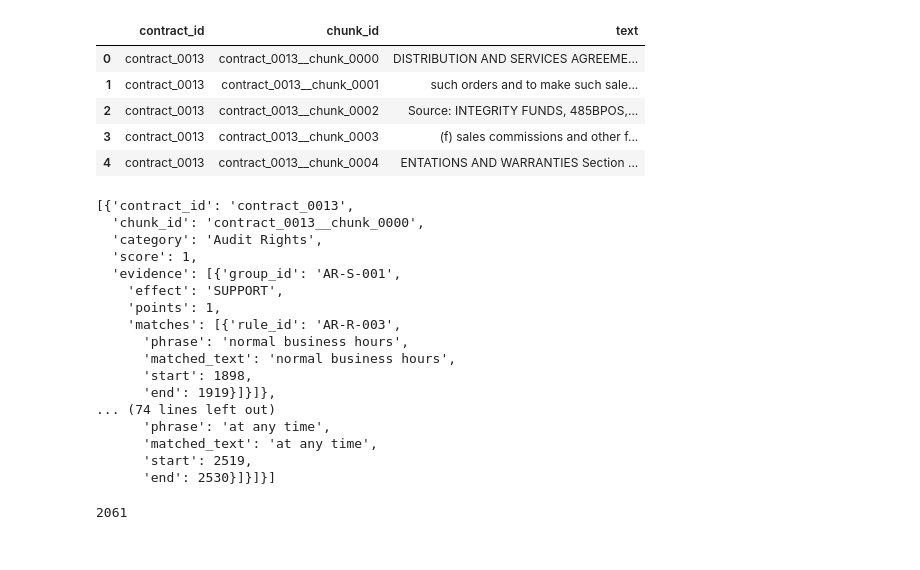
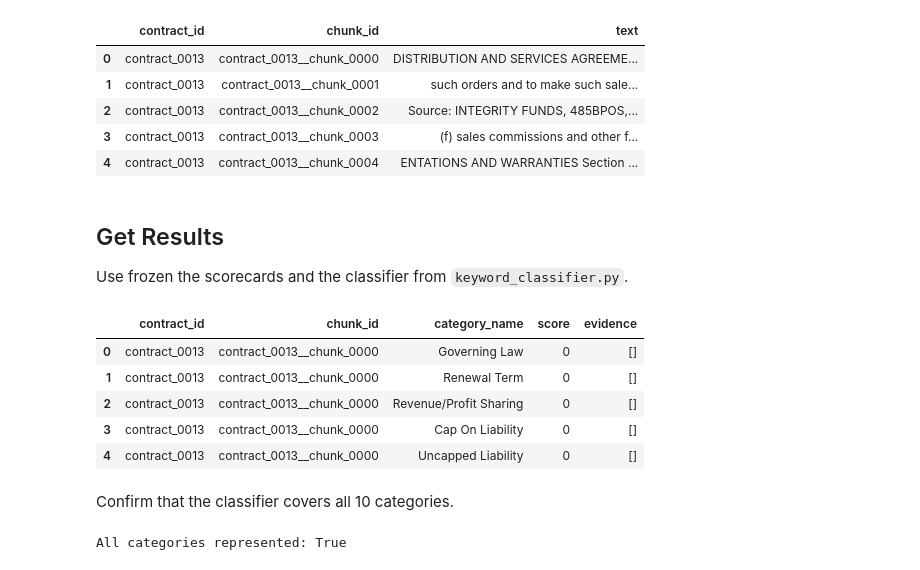
Before and after one commit to Break-Through-Tech/Accenture-1O-contract-review-challenge, a Jupyter notebook: notebooks/task11_keyword_baseline.ipynb, the cells around one changed output. Saved outputs shown, nothing was run; the diff lists cells and outputs as text; code cells hidden in the pictures.

```diff
--- a/notebooks/task11_keyword_baseline.ipynb
+++ b/notebooks/task11_keyword_baseline.ipynb
@@ -1663,41 +1625,31 @@ chunks[["contract_id", "chunk_id", "text"]].head()
 | 2 | contract_0013 | contract_0013__chunk_0002 | Source: INTEGRITY FUNDS, 485BPOS,... |
 | 3 | contract_0013 | contract_0013__chunk_0003 | (f) sales commissions and other f... |
 | 4 | contract_0013 | contract_0013__chunk_0004 | ENTATIONS AND WARRANTIES Section ... |
+# %% [markdown]
+## Get Results
+
+Use frozen the scorecards and the classifier from `keyword_classifier.py`.
 # %%
-results = []
+from keyword_classifier import KeywordClassifier
 
-for _, row in chunks.iterrows():
-    for category, scorecard in frozen_scorecards.items():
-        result = classify(row["text"], scorecard)
+with open("task11_outputs/frozen_scorecards.pkl", "rb") as f:
+    frozen_scorecards = pickle.load(f)
 
-        results.append({
-            "contract_id": row["contract_id"],
-            "chunk_id": row["chunk_id"],
-            "category": category,
-            "score": result["score"],
-            "evidence": result["evidence"],
-        })
-
-[x for x in results if x["score"] > 0][:5]
+kc = KeywordClassifier(frozen_scorecards)
+results = kc.score(chunks)
+results.head()
 # %% [output]
-[{'contract_id': 'contract_0013',
-  'chunk_id': 'contract_0013__chunk_0000',
-  'category': 'Audit Rights',
-  'score': 1,
-  'evidence': [{'group_id': 'AR-S-001',
-    'effect': 'SUPPORT',
-    'points': 1,
-    'matches': [{'rule_id': 'AR-R-003',
-      'phrase': 'normal business hours',
-      'matched_text': 'normal business hours',
-      'start': 1898,
-      'end': 1919}]}]},
-... (74 lines left out)
-      'phrase': 'at any time',
-      'matched_text': 'at any time',
-      'start': 2519,
-      'end': 2530}]}]}]
+|  | contract_id | chunk_id | category_name | score | evidence |
+| 0 | contract_0013 | contract_0013__chunk_0000 | Governing Law | 0 | [] |
+| 1 | contract_0013 | contract_0013__chunk_0000 | Renewal Term | 0 | [] |
+| 2 | contract_0013 | contract_0013__chunk_0000 | Revenue/Profit Sharing | 0 | [] |
+| 3 | contract_0013 | contract_0013__chunk_0000 | Cap On Liability | 0 | [] |
+| 4 | contract_0013 | contract_0013__chunk_0000 | Uncapped Liability | 0 | [] |
+# %% [markdown]
+Confirm that the classifier covers all 10 categories.
 # %%
-sum(r["score"] > 0 for r in results)
+num_chunks = len(chunks)
+all_categories_represented = (results.groupby("category_name").agg(num_chunks=('chunk_id', 'nunique'))["num_chunks"] == num_chunks).all()
+print("All 10 categories represented:", all_categories_represented)
 # %% [output]
-2061
+All categories represented: True
```
Also changed, not shown: parts of 20 cells of this notebook, 5 other files.
